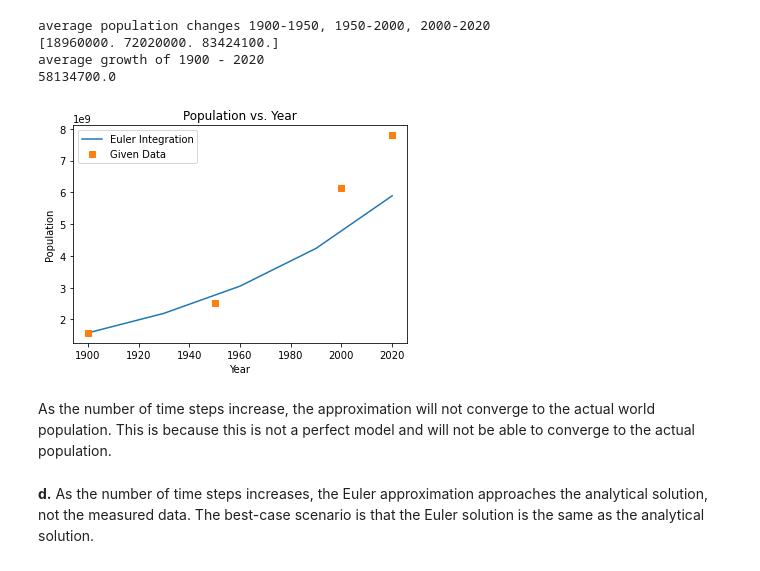
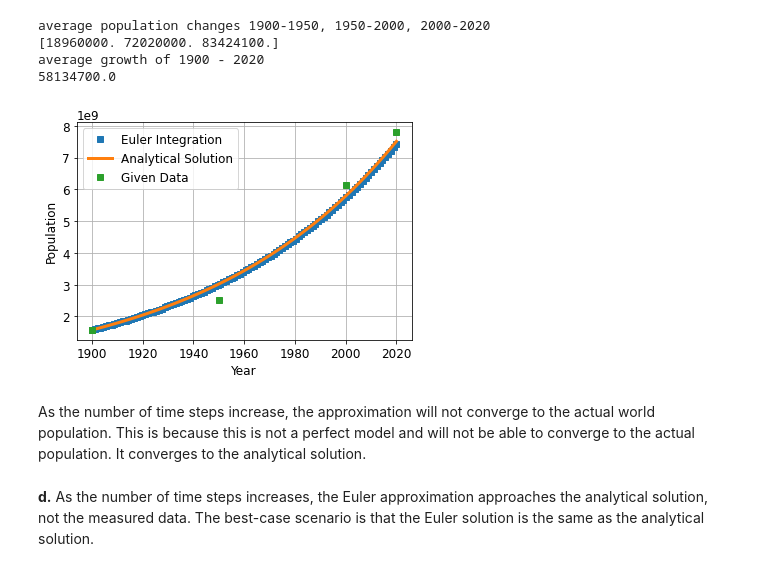
Before and after one commit to hamwalker/computational-mechanics, a Jupyter notebook: module_01/notebooks/HW_01.ipynb, the cells around one changed output. Drawn from its saved outputs; the diff is of its cells as text; code cells hidden in the pictures.

```diff
--- a/module_01/notebooks/HW_01.ipynb
+++ b/module_01/notebooks/HW_01.ipynb
@@ -269,16 +271,34 @@ P[0]= 1578000000
 for i in range(1,len(t)):
     P[i] = P[i-1] + k*P[i-1]*dt
 
-plt.plot(t,P, label='Euler Integration')
-plt.plot(year,pop, 's', label='Given Data')
-plt.title('Population vs. Year')
-plt.xlabel('Year')
-plt.ylabel('Population')
-plt.legend(loc='best' );
+exp_growth= lambda year: pop[0] *np.exp(k*(year-1900))
+
+# plt.plot(np.linspace(1900, 2020), exp_growth(np.linspace(1900,2020)), label='In class analytical')
+# plt.plot(t,P, label='Euler Integration')
+# plt.plot(year,pop, 's', label='Given Data')
+# plt.title('Population vs. Year')
+# plt.xlabel('Year')
+# plt.ylabel('Population')
+# plt.legend(loc='best' );
-# %% [output]
-[figure, removed]
+# %%
+t= np.linspace(1900, 2020, 110)
+NumPop = np.zeros(len(t))
+NumPop[0] = pop[0]
+
+for i in range(1, len(t)):
+    NumPop[i] = k*NumPop[i-1]*(t[i] - t[i-1]) + NumPop[i-1]
+
+plt.plot(t, NumPop, 's', label='Euler Integration')
+plt.plot(np.linspace(1900, 2020), exp_growth(np.linspace(1900,2020)), label='Analytical Solution')
+plt.plot(year,pop, 's', label='Given Data')
+plt.legend(loc='best')
+plt.xlabel('Year')
+plt.ylabel('Population')
+plt.grid(axis='both')
+# %% [output]
+[figure, added]
 # %% [markdown]
-As the number of time steps increase, the approximation will not converge to the actual world population. This is because this is not a perfect model and will not be able to converge to the actual population.
+As the number of time steps increase, the approximation will not converge to the actual world population. This is because this is not a perfect model and will not be able to converge to the actual population. It converges to the analytical solution.
 # %% [markdown]
 __d.__ As the number of time steps increases, the Euler approximation approaches the analytical solution, not the measured data. The best-case scenario is that the Euler solution is the same as the analytical solution.
 # %% [markdown]
```
Also changed, not shown: parts of 12 cells of this notebook, 5 other files.
